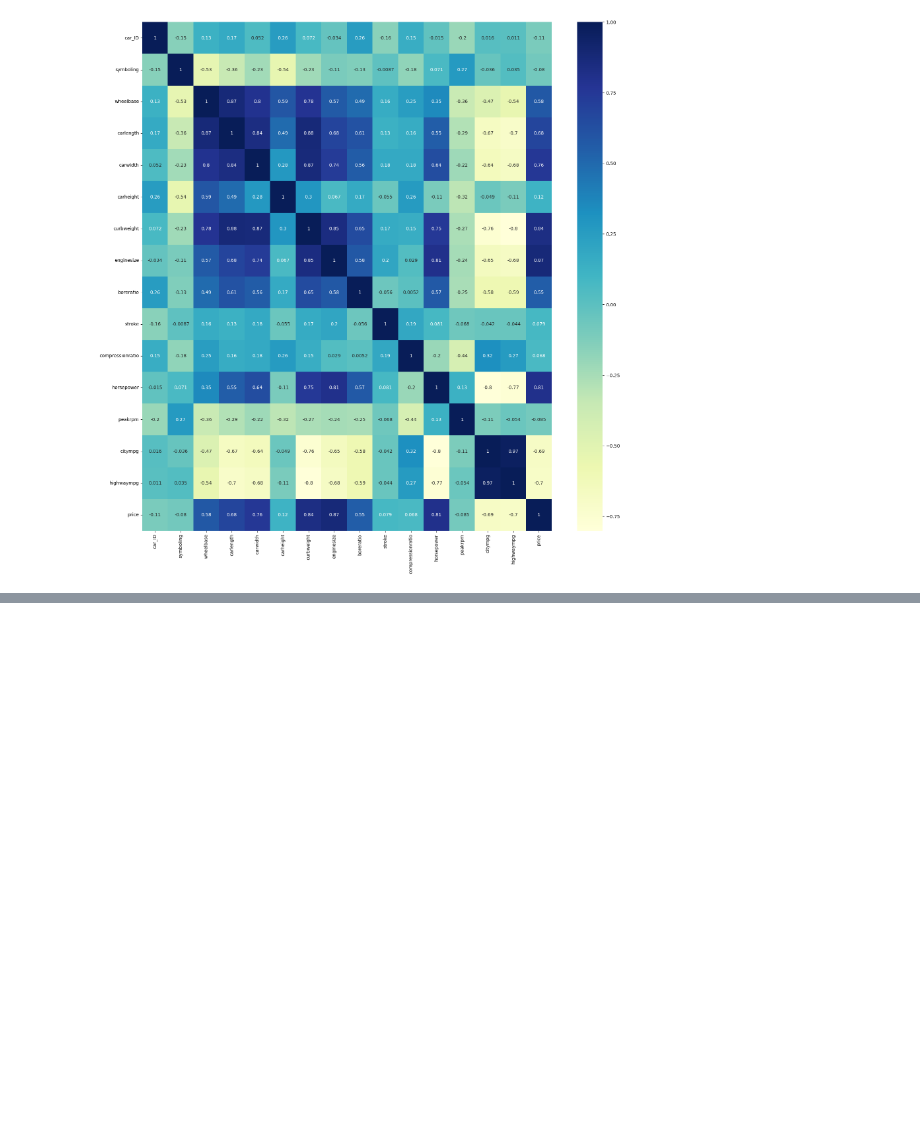
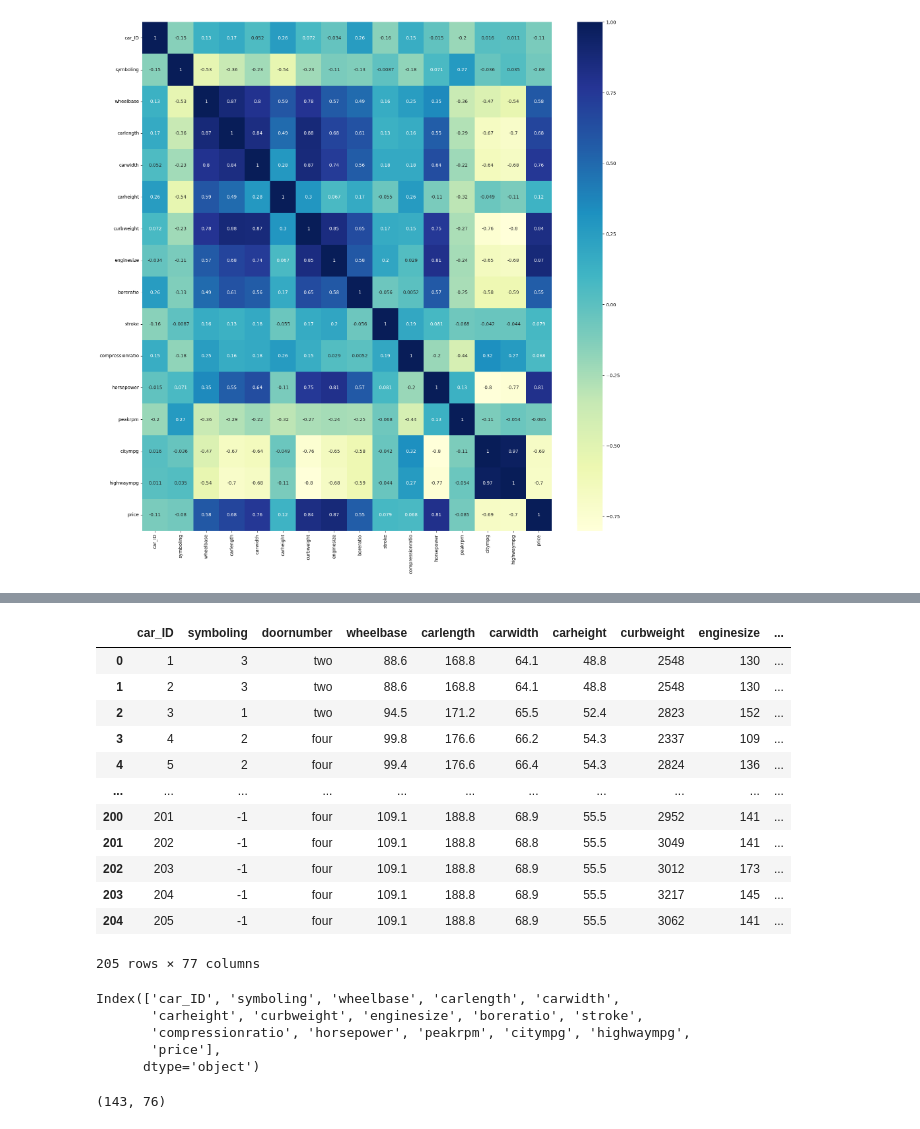
Before and after one commit to lav7n/mrmTaskphase, a Jupyter notebook: Linear Regression.ipynb, the cells around one changed output, grey strips where cells are left out. Saved outputs shown, nothing was run; the diff lists cells and outputs as text; code cells hidden in the pictures; blank space fills up the shorter version.

```diff
--- a/Linear Regression.ipynb
+++ b/Linear Regression.ipynb
@@ -183,0 +189,12 @@ plt.show()
+# %%
+#Creating Dummies
+
+categorical_cols = df.select_dtypes(include=['object'])
+categorical_cols.head()
+cars_dummies = pd.get_dummies(df[categorical_cols.columns])
+
+car_df = pd.concat([df, cars_dummies], axis=1)
+car_df = car_df.drop(['fueltype', 'aspiration', 'carbody', 'drivewheel', 'enginelocation',
+'enginetype', 'fuelsystem', 'car_company'], axis=1)
+
+car_df.head()
@@ -183,0 +209,27 @@ plt.show()
+# %%
+#Split into test/train
+car_df=car_df.drop("cylindernumber",axis=1)
+car_df.fillna(method="ffill")
+# %% [output]
+|  | car_ID | symboling | doornumber | wheelbase | carlength | carwidth | carheight | curbweight | enginesize | ... |
+| 0 | 1 | 3 | two | 88.6 | 168.8 | 64.1 | 48.8 | 2548 | 130 | ... |
+| 1 | 2 | 3 | two | 88.6 | 168.8 | 64.1 | 48.8 | 2548 | 130 | ... |
+| 2 | 3 | 1 | two | 94.5 | 171.2 | 65.5 | 52.4 | 2823 | 152 | ... |
+| 3 | 4 | 2 | four | 99.8 | 176.6 | 66.2 | 54.3 | 2337 | 109 | ... |
+| 4 | 5 | 2 | four | 99.4 | 176.6 | 66.4 | 54.3 | 2824 | 136 | ... |
+| ... | ... | ... | ... | ... | ... | ... | ... | ... | ... | ... |
+| 200 | 201 | -1 | four | 109.1 | 188.8 | 68.9 | 55.5 | 2952 | 141 | ... |
+| 201 | 202 | -1 | four | 109.1 | 188.8 | 68.8 | 55.5 | 3049 | 141 | ... |
+| 202 | 203 | -1 | four | 109.1 | 188.8 | 68.9 | 55.5 | 3012 | 173 | ... |
+| 203 | 204 | -1 | four | 109.1 | 188.8 | 68.9 | 55.5 | 3217 | 145 | ... |
+| 204 | 205 | -1 | four | 109.1 | 188.8 | 68.9 | 55.5 | 3062 | 141 | ... |
+205 rows × 77 columns
+# %%
+#Checking numeric columns
+cars_numeric.columns
+# %% [output]
+Index(['car_ID', 'symboling', 'wheelbase', 'carlength', 'carwidth',
+       'carheight', 'curbweight', 'enginesize', 'boreratio', 'stroke',
+       'compressionratio', 'horsepower', 'peakrpm', 'citympg', 'highwaympg',
+       'price'],
+      dtype='object')
@@ -183,0 +243,5 @@ plt.show()
+# %%
+y_train.shape
+X_train.shape
+# %% [output]
+(143, 76)
```
Also changed, not shown: parts of 7 cells of this notebook.
